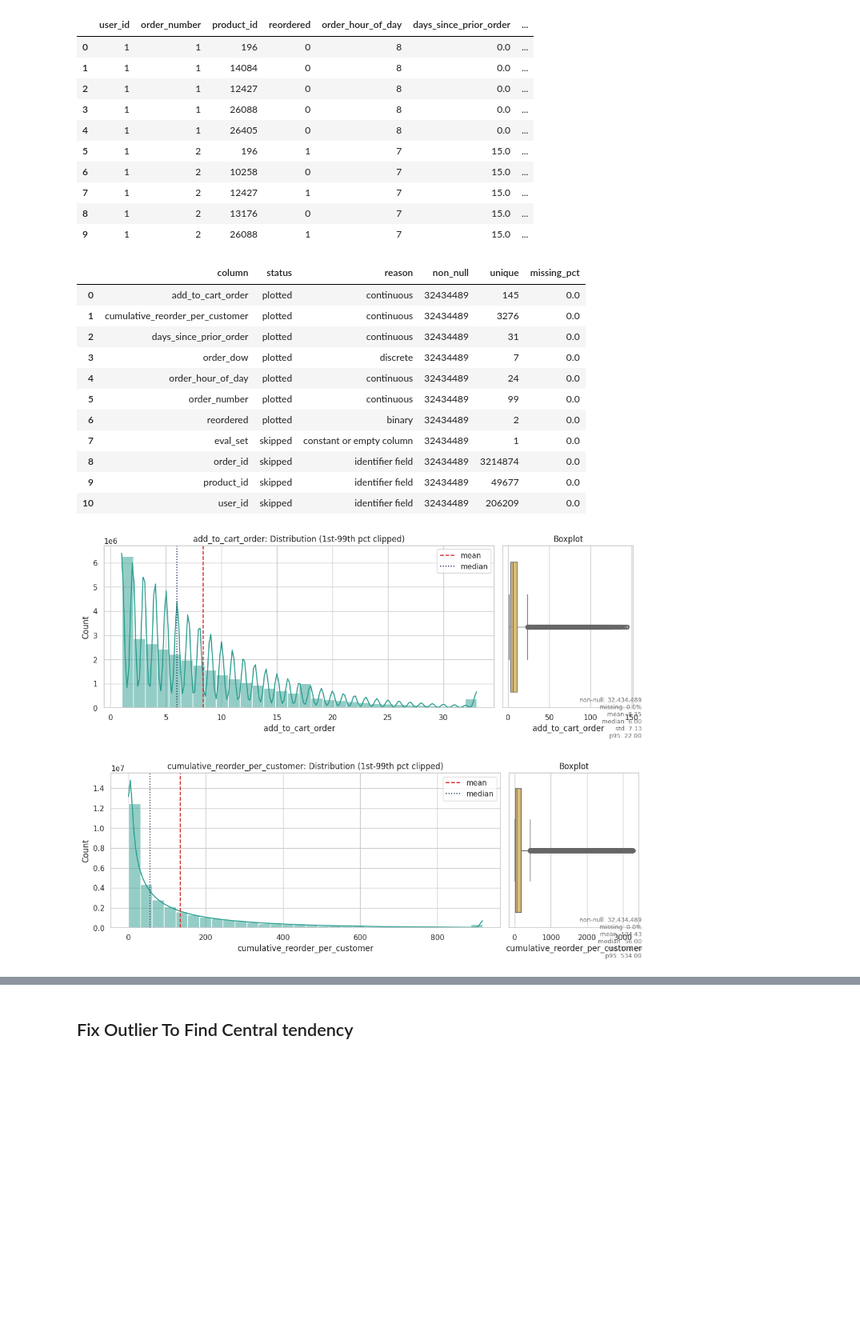
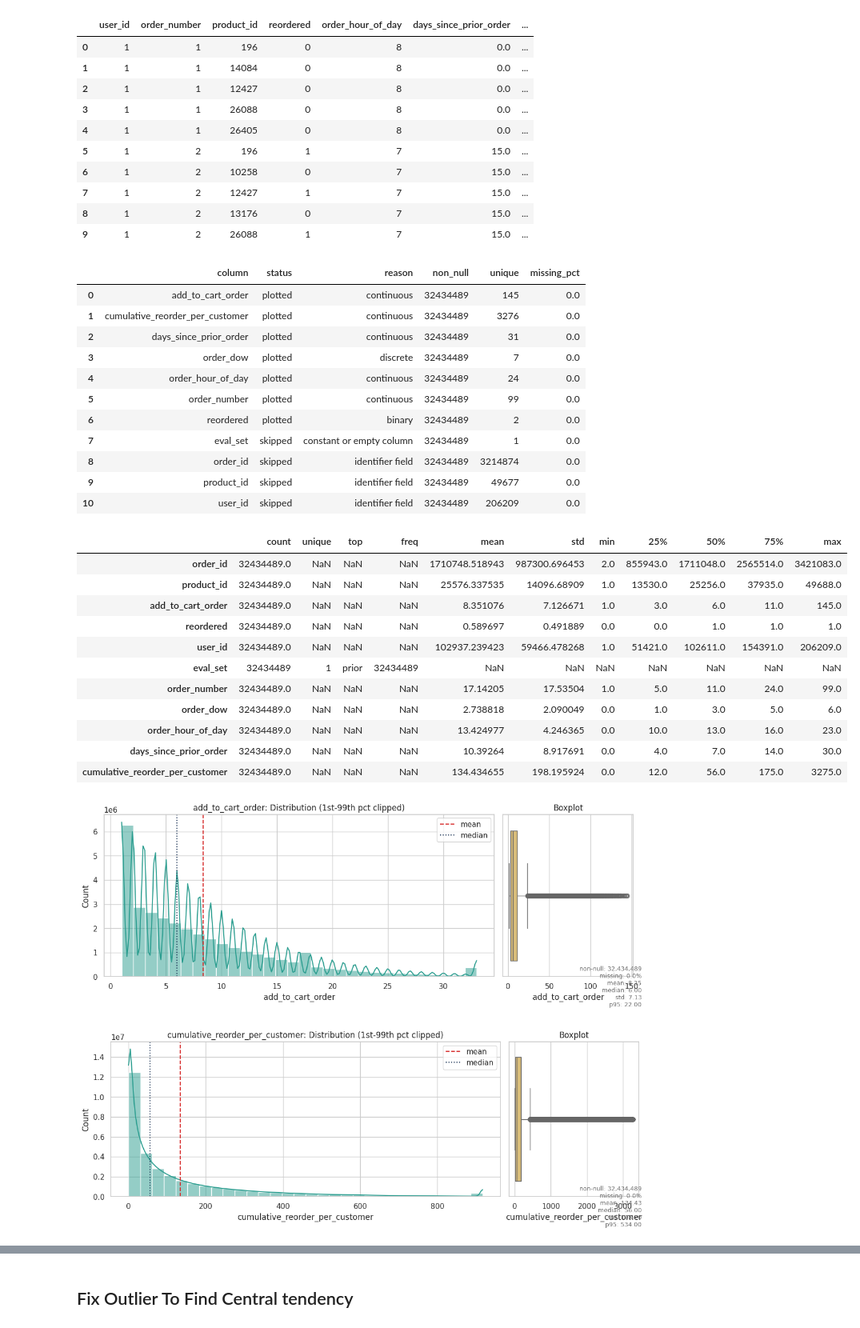
Before and after one commit to ppts2545/Instacart-Market-Basket-Analysis, a Jupyter notebook: notebooks/02_Exploratory_Data_Analysis/01_data_overview.ipynb, the cells around one changed output, grey strips where cells are left out. Shown at 80% size. Cells and saved outputs as stored; diff of their text form; code cells hidden in the pictures; blank space fills up the shorter version.

Commit message:
Improve EDA notebooks and add intermediate cache safeguards

```diff
--- a/notebooks/02_Exploratory_Data_Analysis/01_data_overview.ipynb
+++ b/notebooks/02_Exploratory_Data_Analysis/01_data_overview.ipynb
@@ -25,6 +25,8 @@ from pathlib import Path
 # --- Configuration ---
 # set USE_SAMPLE = True for quick testing, False for full dataset analysis
 USE_SAMPLE = False
+# set FORCE_REFRESH_CACHE = True to rebuild cached intermediate from source tables
+FORCE_REFRESH_CACHE = False
 
 # Resolve project root so notebook can run from any cwd
 PROJECT_ROOT = Path.cwd().resolve()
@@ -39,19 +41,36 @@ if str(PROJECT_ROOT / "src") not in sys.path:
 
 from instacart_quality import load_eda_base
 
-# Load clean base tables
-base_tables = load_eda_base(use_sample=USE_SAMPLE, project_root=PROJECT_ROOT)
-orders = base_tables["orders"]
-order_products = base_tables["order_products_prior"]
+# Intermediate cache path for fast notebook reruns
+cache_dir = PROJECT_ROOT / "data" / "interim" / "notebook_cache"
+cache_dir.mkdir(parents=True, exist_ok=True)
+cache_suffix = "sample" if USE_SAMPLE else "full"
+cache_file = cache_dir / f"eda_overview_merged_{cache_suffix}.pkl"
 
-# Merge for analysis
-df = order_products.merge(orders, on="order_id", how="left")
+if cache_file.exists() and not FORCE_REFRESH_CACHE:
+    df = pd.read_pickle(cache_file)
+    print(f"Loaded cached intermediate: {cache_file}")
+else:
+    # Load clean base tables
+    base_tables = load_eda_base(use_sample=USE_SAMPLE, project_root=PROJECT_ROOT)
+    orders = base_tables["orders"]
+    order_products = base_tables["order_products_prior"]
 
-# Feature engineering: cumulative reorder per customer
-df = df.sort_values(["user_id", "order_number", "add_to_cart_order"]).reset_index(drop=True)
-df["cumulative_reorder_per_customer"] = df.groupby("user_id")["reordered"].cumsum()
+    # Merge for analysis
+    df = order_products.merge(orders, on="order_id", how="left")
+
+    # Feature engineering: cumulative reorder per customer
+    df = df.sort_values(["user_id", "order_number", "add_to_cart_order"]).reset_index(drop=True)
+    df["cumulative_reorder_per_customer"] = df.groupby("user_id")["reordered"].cumsum()
+
+    df.to_pickle(cache_file)
+    if FORCE_REFRESH_CACHE and cache_file.exists():
+        print(f"Refreshed cached intermediate: {cache_file}")
+    else:
+        print(f"Created cached intermediate: {cache_file}")
 
 print(f"Loaded {len(df):,} order lines from {df['order_id'].nunique():,} orders")
 print(f"Serving {df['user_id'].nunique():,} unique customers")
 print(f"Data mode: {'SAMPLE' if USE_SAMPLE else 'FULL DATASET'}")
+print(f"Force refresh cache: {FORCE_REFRESH_CACHE}")
 # %% [output]
@@ -186,6 +217,10 @@ for col in df.columns:
 profile_summary = pd.DataFrame(profile_rows).sort_values(["status", "column"]).reset_index(drop=True)
 display(profile_summary)
 
+# Add a describe summary for the profile overview
+display(df.describe(include="all").T)
+
+
 for row in profile_summary.itertuples(index=False):
     if row.status != "plotted":
         continue
@@ -261,33 +296,45 @@ for row in profile_summary.itertuples(index=False):
         sns.boxplot(x=non_null, color="#e9c46a", ax=axes[1])
         axes[1].set_title("Boxplot")
         axes[1].set_xlabel(col)
 
         summary_text = textwrap.dedent(
             f"""
             non-null: {len(non_null):,}
             missing: {missing_pct:.1%}
             mean: {non_null.mean():.2f}
             median: {non_null.median():.2f}
             std: {non_null.std():.2f}
             p95: {non_null.quantile(0.95):.2f}
             """
         ).strip()
         fig.text(0.99, 0.01, summary_text, ha="right", va="bottom", fontsize=9, color="dimgray")
         plt.tight_layout()
         plt.show()
 # %% [output]
 |  | column | status | reason | non_null | unique | missing_pct |
 | 0 | add_to_cart_order | plotted | continuous | 32434489 | 145 | 0.0 |
 | 1 | cumulative_reorder_per_customer | plotted | continuous | 32434489 | 3276 | 0.0 |
 | 2 | days_since_prior_order | plotted | continuous | 32434489 | 31 | 0.0 |
 | 3 | order_dow | plotted | discrete | 32434489 | 7 | 0.0 |
 | 4 | order_hour_of_day | plotted | continuous | 32434489 | 24 | 0.0 |
 | 5 | order_number | plotted | continuous | 32434489 | 99 | 0.0 |
 | 6 | reordered | plotted | binary | 32434489 | 2 | 0.0 |
 | 7 | eval_set | skipped | constant or empty column | 32434489 | 1 | 0.0 |
 | 8 | order_id | skipped | identifier field | 32434489 | 3214874 | 0.0 |
 | 9 | product_id | skipped | identifier field | 32434489 | 49677 | 0.0 |
 | 10 | user_id | skipped | identifier field | 32434489 | 206209 | 0.0 |
+|  | count | unique | top | freq | mean | std | min | 25% | 50% | 75% | max |
+| order_id | 32434489.0 | NaN | NaN | NaN | 1710748.518943 | 987300.696453 | 2.0 | 855943.0 | 1711048.0 | 2565514.0 | 3421083.0 |
+| product_id | 32434489.0 | NaN | NaN | NaN | 25576.337535 | 14096.68909 | 1.0 | 13530.0 | 25256.0 | 37935.0 | 49688.0 |
+| add_to_cart_order | 32434489.0 | NaN | NaN | NaN | 8.351076 | 7.126671 | 1.0 | 3.0 | 6.0 | 11.0 | 145.0 |
+| reordered | 32434489.0 | NaN | NaN | NaN | 0.589697 | 0.491889 | 0.0 | 0.0 | 1.0 | 1.0 | 1.0 |
+| user_id | 32434489.0 | NaN | NaN | NaN | 102937.239423 | 59466.478268 | 1.0 | 51421.0 | 102611.0 | 154391.0 | 206209.0 |
+| eval_set | 32434489 | 1 | prior | 32434489 | NaN | NaN | NaN | NaN | NaN | NaN | NaN |
+| order_number | 32434489.0 | NaN | NaN | NaN | 17.14205 | 17.53504 | 1.0 | 5.0 | 11.0 | 24.0 | 99.0 |
+| order_dow | 32434489.0 | NaN | NaN | NaN | 2.738818 | 2.090049 | 0.0 | 1.0 | 3.0 | 5.0 | 6.0 |
+| order_hour_of_day | 32434489.0 | NaN | NaN | NaN | 13.424977 | 4.246365 | 0.0 | 10.0 | 13.0 | 16.0 | 23.0 |
+| days_since_prior_order | 32434489.0 | NaN | NaN | NaN | 10.39264 | 8.917691 | 0.0 | 4.0 | 7.0 | 14.0 | 30.0 |
+| cumulative_reorder_per_customer | 32434489.0 | NaN | NaN | NaN | 134.434655 | 198.195924 | 0.0 | 12.0 | 56.0 | 175.0 | 3275.0 |
 [figure]
 [figure]
 [figure]
```
Also changed, not shown: parts of 8 cells of this notebook, 2 other files.
